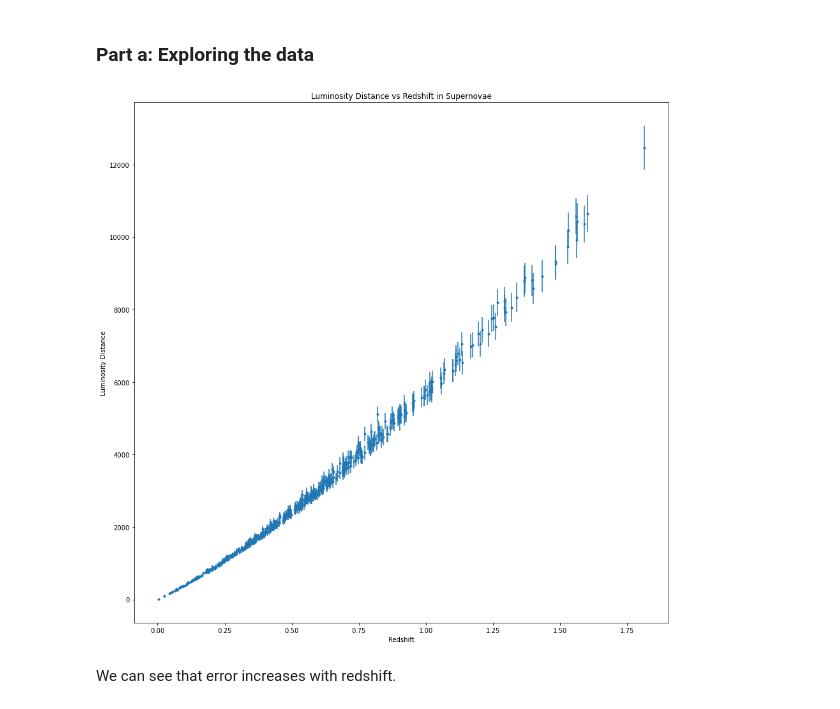
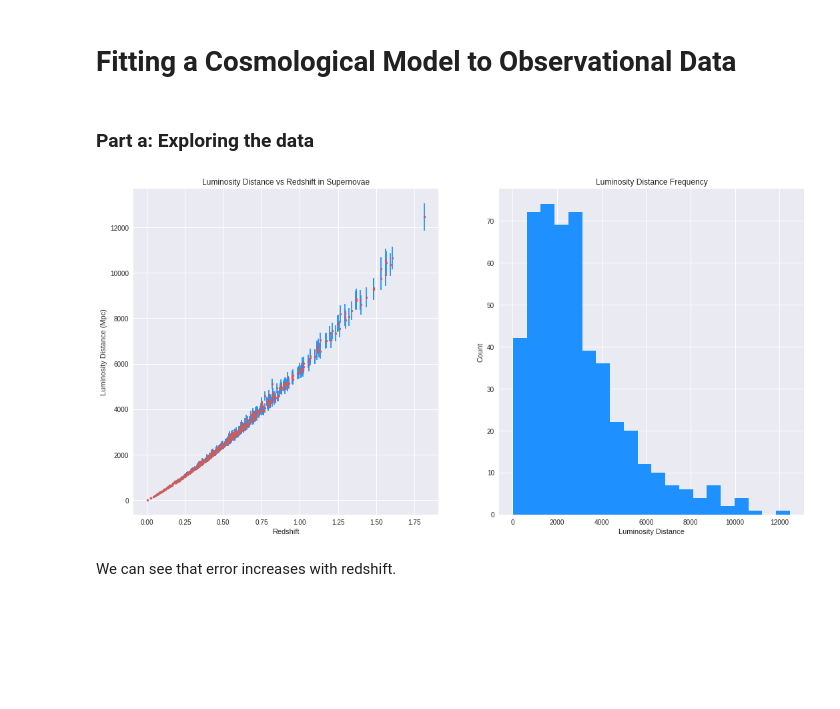
Before and after one commit to MCLindner/CosmoFit, a Jupyter notebook: CosmoFit.ipynb, the cells around one changed output. Cells and saved outputs as stored; diff of their text form; code cells hidden in the pictures; blank space fills up the shorter version.

```diff
--- a/CosmoFit.ipynb
+++ b/CosmoFit.ipynb
@@ -1,19 +1,28 @@
+# %% [markdown]
+# Fitting a Cosmological Model to Observational Data
 # %% [markdown]
 ### Part a: Exploring the data
 # %%
 import pandas as pd
 import matplotlib.pyplot as plt
 import numpy as np
 
+plt.style.use('seaborn')
+
 cols = ['Redshift', 'Distance', 'Error']
 obs = pd.read_csv('SN.data', names=cols, header=0)
 
-fig, ax = plt.subplots(figsize=(15,15))
-ax.errorbar(obs['Redshift'], obs['Distance'], yerr=obs['Error'], ls='None', marker='.')
-ax.set_ylabel('Luminosity Distance (Mpc)')
-ax.set_xlabel('Redshift')
-ax.set_title('Luminosity Distance vs Redshift in Supernovae');
+fig, ax = plt.subplots(1, 2, figsize=(18,9))
+ax[0].errorbar(obs['Redshift'], obs['Distance'], yerr=obs['Error'], ls='None', marker='.', color='indianred', ecolor='dodgerblue')
+ax[0].set_ylabel('Luminosity Distance (Mpc)')
+ax[0].set_xlabel('Redshift')
+ax[0].set_title('Luminosity Distance vs Redshift in Supernovae');
+
+ax[1].hist(obs['Distance'], bins = 20, color='dodgerblue');
+ax[1].set_ylabel('Count')
+ax[1].set_xlabel('Luminosity Distance')
+ax[1].set_title('Luminosity Distance Frequency');
 # %% [output]
-[figure, old version]
+[figure, new version]
 # %% [markdown]
 We can see that error increases with redshift.
```
Also changed, not shown: parts of 17 cells of this notebook.
